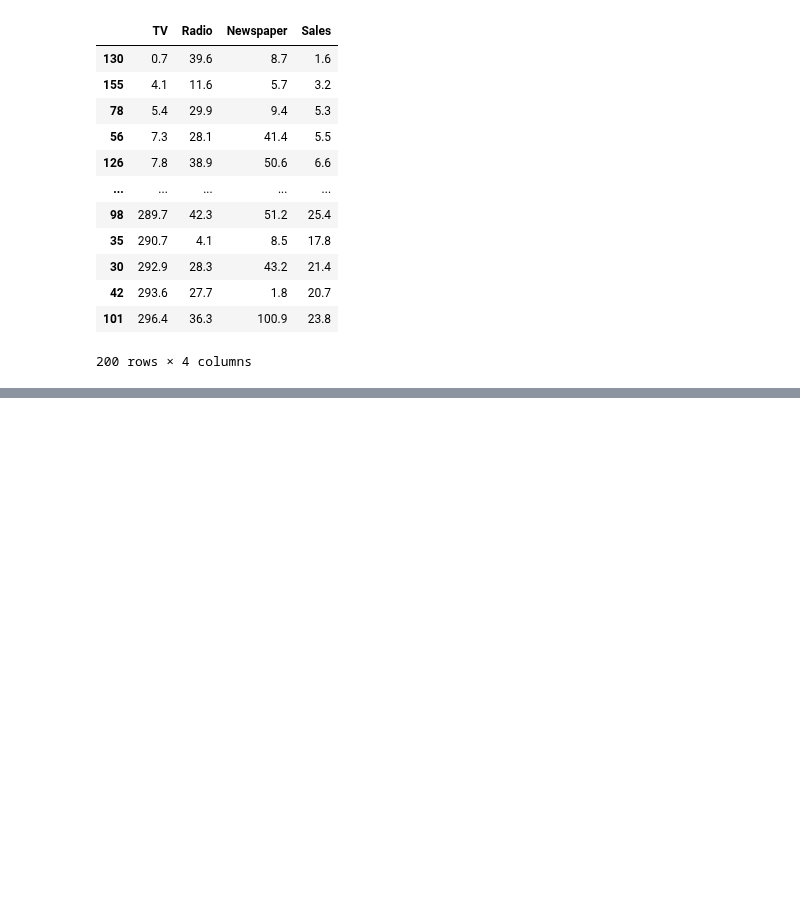
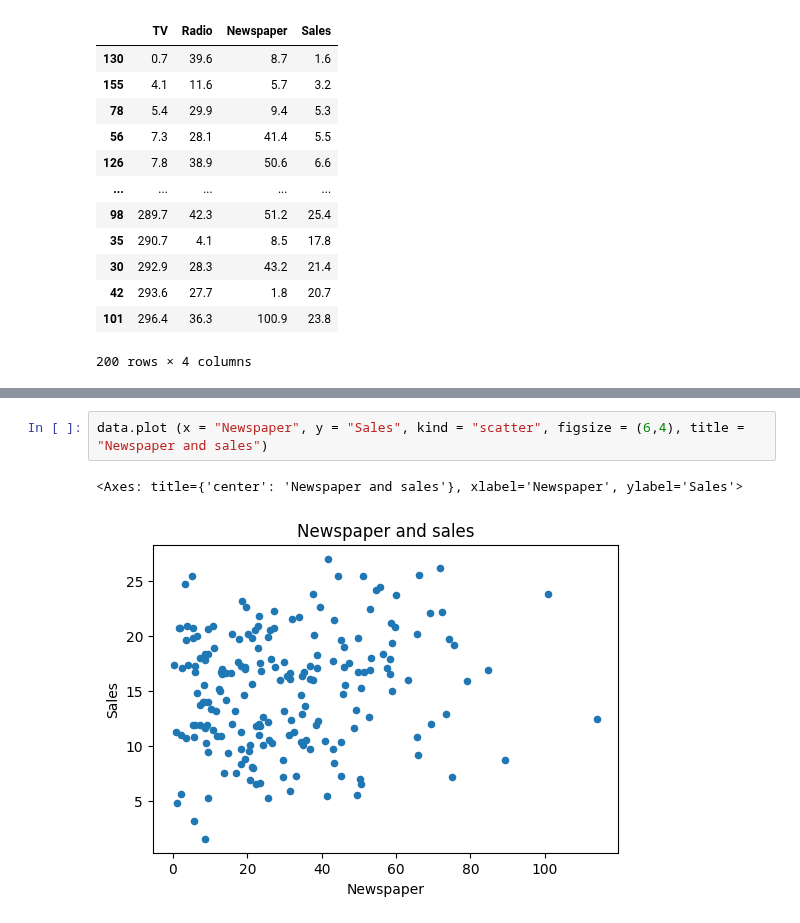
Before and after one commit to Jenniferduong20012004/JennyLearningAI, a Jupyter notebook: DataTabular.ipynb, the cells around one changed output, grey strips where cells are left out. Saved outputs shown, nothing was run; the diff lists cells and outputs as text; blank space fills up the shorter version.

```diff
--- a/DataTabular.ipynb
+++ b/DataTabular.ipynb
@@ -199,0 +234,5 @@ data.sort_values("TV")
+# %%
+data.plot (x = "Newspaper", y = "Sales", kind = "scatter", figsize = (6,4), title = "Newspaper and sales")
+# %% [output]
+<Axes: title={'center': 'Newspaper and sales'}, xlabel='Newspaper', ylabel='Sales'>
+[figure, added]
```
Also changed, not shown: parts of 5 cells of this notebook.
